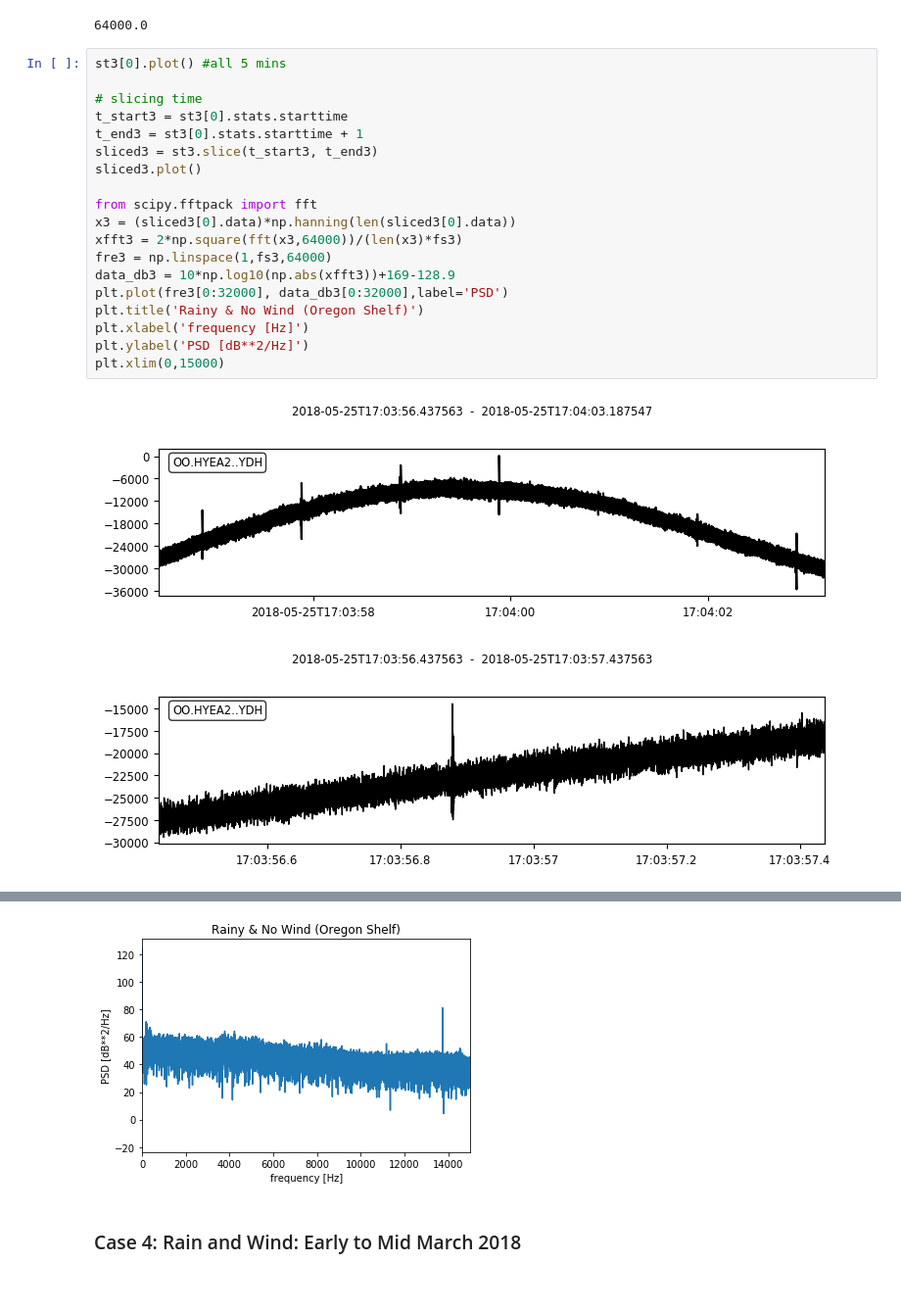
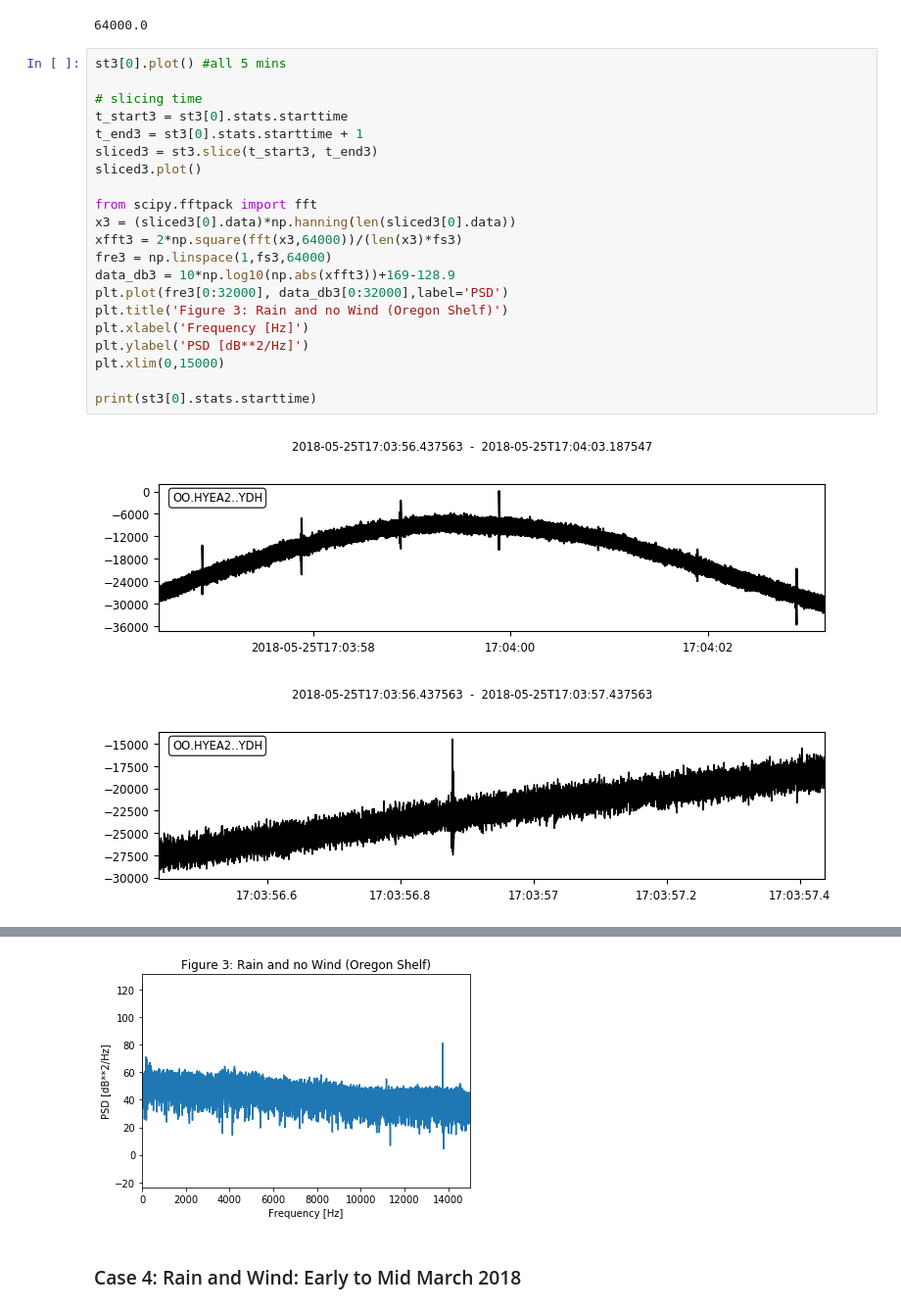
Before and after one commit to calebkt/BME_450_Hydrophone, a Jupyter notebook: TaingCal_BME450_Hydrophone.ipynb, the cells around one changed output, grey strips where cells are left out. Shown at 98% size. Drawn from its saved outputs; the diff is of its cells as text.

```diff
--- a/TaingCal_BME450_Hydrophone.ipynb
+++ b/TaingCal_BME450_Hydrophone.ipynb
@@ -347,10 +351,12 @@ xfft3 = 2*np.square(fft(x3,64000))/(len(x3)*fs3)
 fre3 = np.linspace(1,fs3,64000)
 data_db3 = 10*np.log10(np.abs(xfft3))+169-128.9
 plt.plot(fre3[0:32000], data_db3[0:32000],label='PSD')
-plt.title('Rainy & No Wind (Oregon Shelf)')
-plt.xlabel('frequency [Hz]')
+plt.title('Figure 3: Rain and no Wind (Oregon Shelf)')
+plt.xlabel('Frequency [Hz]')
 plt.ylabel('PSD [dB**2/Hz]')
 plt.xlim(0,15000)
+
+print(st3[0].stats.starttime)
 # %% [output]
 [figure]
 [figure]
@@ -358,4 +364,4 @@ plt.xlim(0,15000)
-[figure, old version]
+[figure, new version]
 # %% [markdown]
 ### Case 4: Rain and Wind: Early to Mid March 2018
 # %%
```
Also changed, not shown: parts of 11 cells of this notebook.
